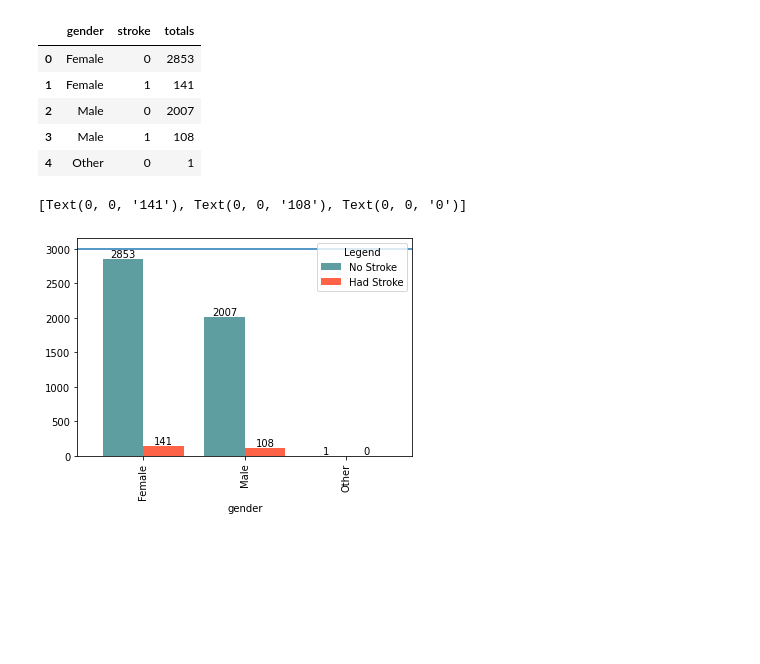
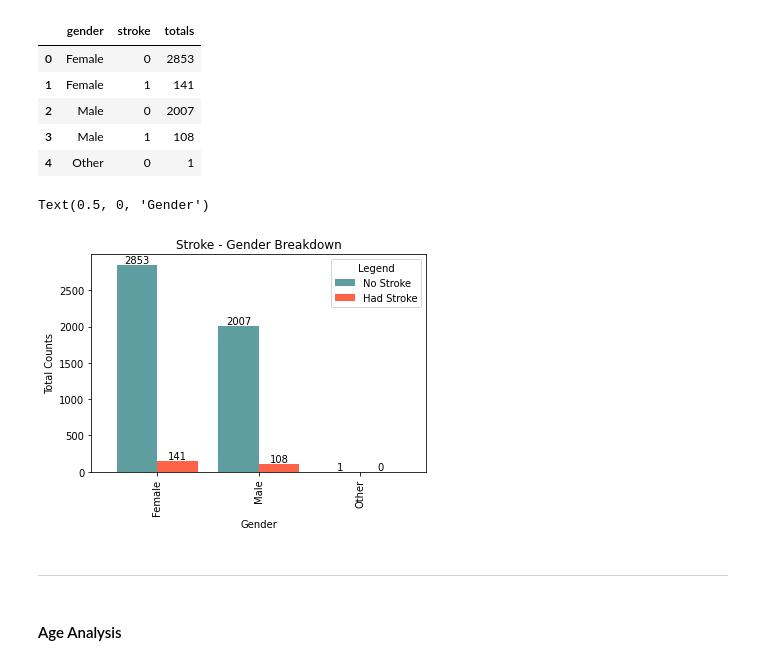
Before and after one commit to maddieannette/strokeprediction, a Jupyter notebook: Stroke_Pred_DA.ipynb, the cells around one changed output. Cells and saved outputs as stored; diff of their text form; code cells hidden in the pictures; blank space fills up the shorter version.

```diff
--- a/Stroke_Pred_DA.ipynb
+++ b/Stroke_Pred_DA.ipynb
@@ -80,11 +84,20 @@ genderodf.rename(columns={0:"totals"})
 # %%
 #create bar graph based on pivot table
 ax = genderodf.pivot_table(index='gender', columns='stroke').plot(kind='bar', width=0.8, color=['cadetblue', 'tomato'])
 plt.legend(['No Stroke', 'Had Stroke'], loc="upper right", title='Legend')
-plt.axhline(3000)
+
 #insert labels for bars
 ax.bar_label(ax.containers[0], label_type='edge')
 ax.bar_label(ax.containers[1], label_type='edge')
+
+# Give Titles
+plt.title('Stroke - Gender Breakdown')
+plt.ylabel('Total Counts')
+plt.xlabel('Gender')
 # %% [output]
-[Text(0, 0, '141'), Text(0, 0, '108'), Text(0, 0, '0')]
+Text(0.5, 0, 'Gender')
-[figure, old version]
+[figure, new version]
+# %% [markdown]
+---
+# %% [markdown]
+#### Age Analysis
```
Also changed, not shown: parts of 7 cells of this notebook.
